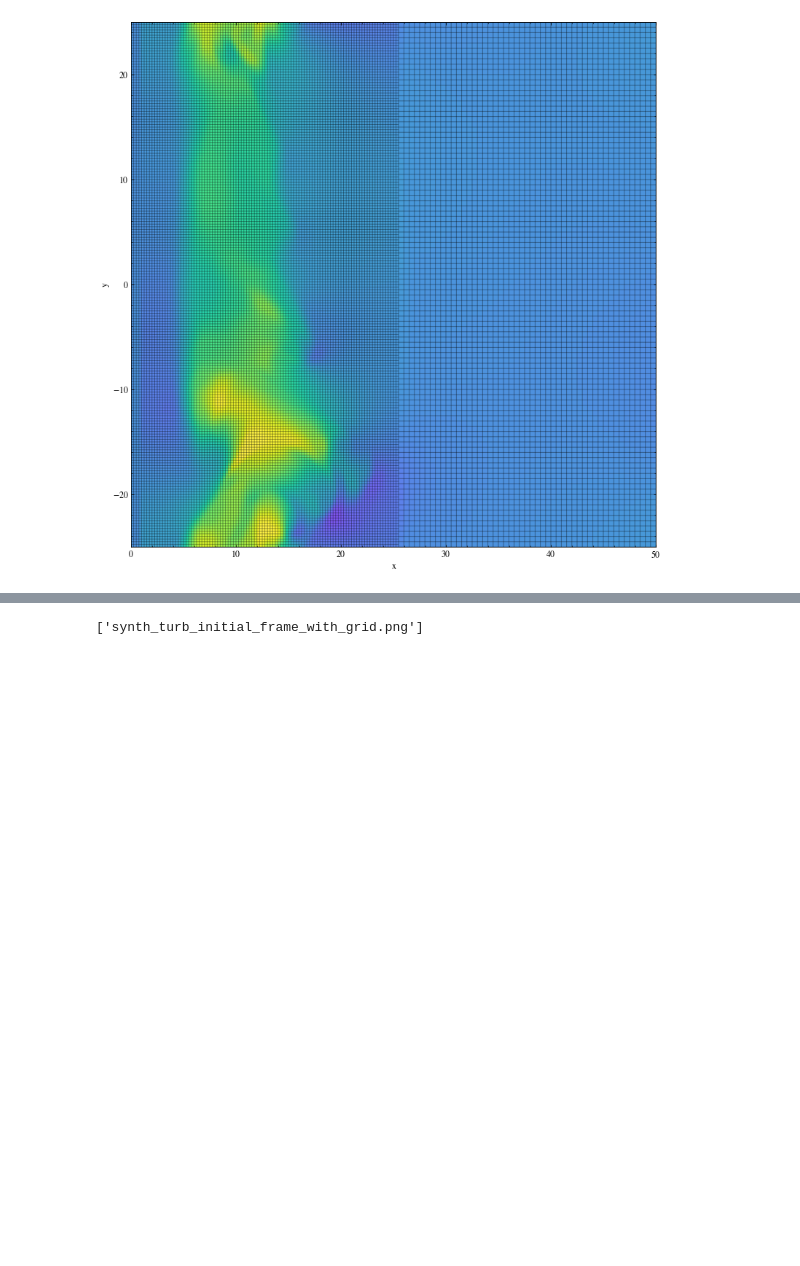
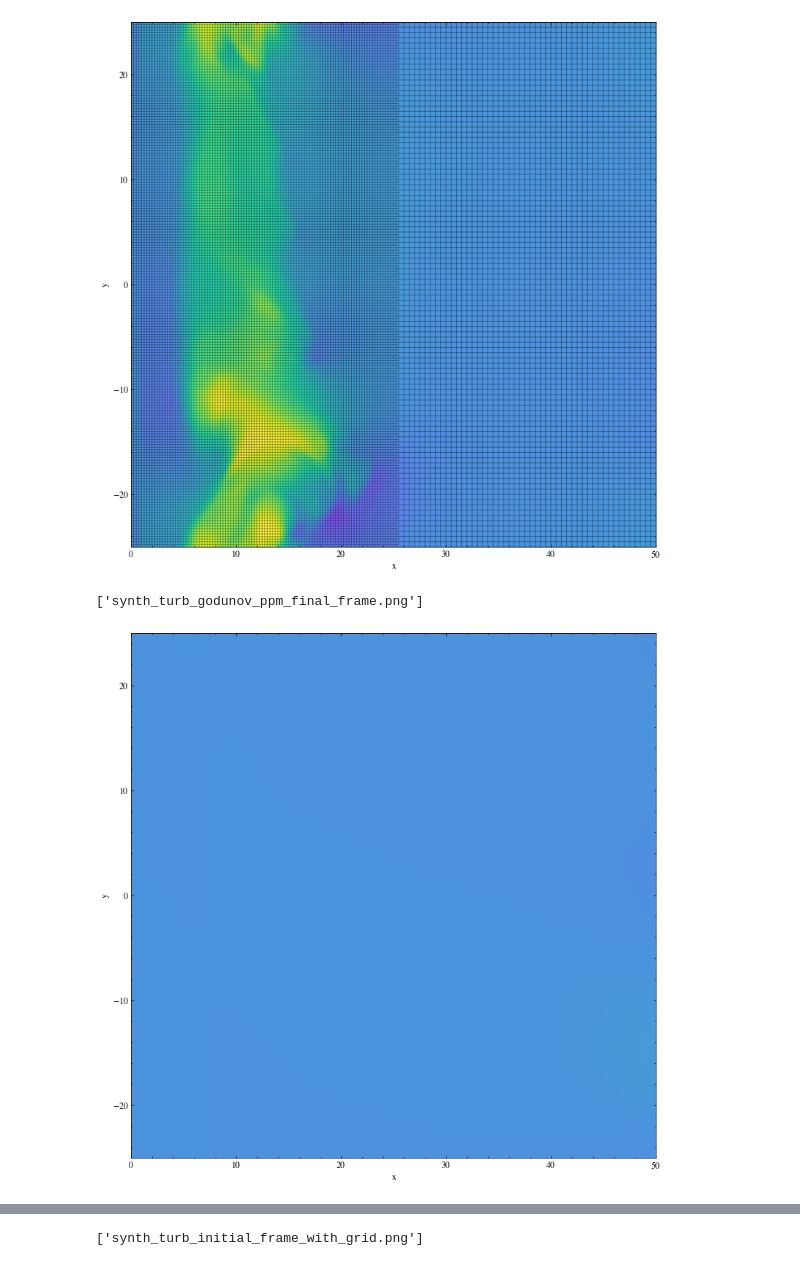
Before and after one commit to diederikb/nrel_jupyter_notebooks, a Jupyter notebook: postprocess_turbulence.ipynb, the cells around one changed output, grey strips where cells are left out. Cells and saved outputs as stored; diff of their text form; code cells hidden in the pictures; blank space fills up the shorter version.

Commit message:
added more figures for synth turb

```diff
--- a/postprocess_turbulence.ipynb
+++ b/postprocess_turbulence.ipynb
@@ -81,3 +81,11 @@ slp.annotate_cell_edges(line_width=0.0001)
 # %% [output]
 <yt.visualization.plot_window.AxisAlignedSlicePlot at 0x...>
 [figure]
+# %%
+fig,ax = plt.subplots()
+ds = postprocessing.load_plt(dir_godunov_ppm,48)
+slp = postprocessing.setup_slice_plot(fig,ax,ds,'boxlib','velocityy',[-0.5,0.5],buff_size=[4000,4000],center=(25,0,0),width=(50,'cm'))
+slp.save('synth_turb_godunov_ppm_final_frame.png')
+# %% [output]
+['synth_turb_godunov_ppm_final_frame.png']
+[figure, added]
```
Also changed, not shown: parts of 1 cell of this notebook, 2 other files.
